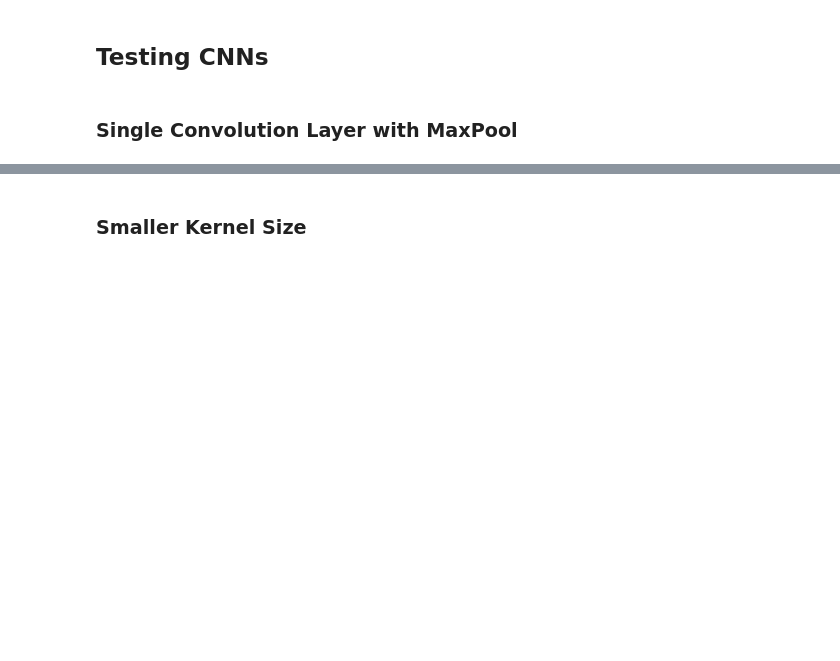
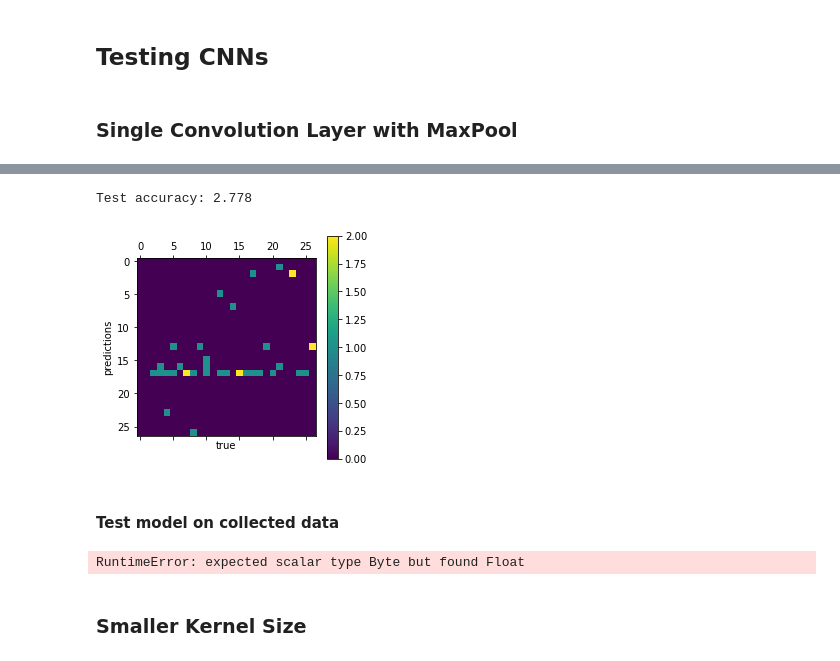
Before and after one commit to msuv08/cnn-handwritten-letter-recognition, a Jupyter notebook: letter_recognition.ipynb, the cells around one changed output, grey strips where cells are left out. Drawn from its saved outputs; the diff is of its cells as text; code cells hidden in the pictures; blank space fills up the shorter version.

```diff
--- a/letter_recognition.ipynb
+++ b/letter_recognition.ipynb
@@ -254,3 +282,20 @@ Test accuracy: 88.630
+# %%
+acc, true, pred = test_network(model1, test_loader_collected)
+print('Test accuracy: %0.3f' % acc)
+
+display_contingency_matrix(len(model1.classes), pred, true)
+# %% [output]
+Test accuracy: 2.778
+[figure, added]
+# %% [markdown]
+#### Test model on collected data
+# %%
+acc, true, pred = test_network(model1, data_loader_collected)
+print('Test accuracy: %0.3f' % acc)
+
+display_contingency_matrix(len(classes_collected), pred, true)
+# %% [output]
+RuntimeError: expected scalar type Byte but found Float
 # %% [markdown]
 ### Smaller Kernel Size
 # %%
```
Also changed, not shown: parts of 17 cells of this notebook, 1 other file.
